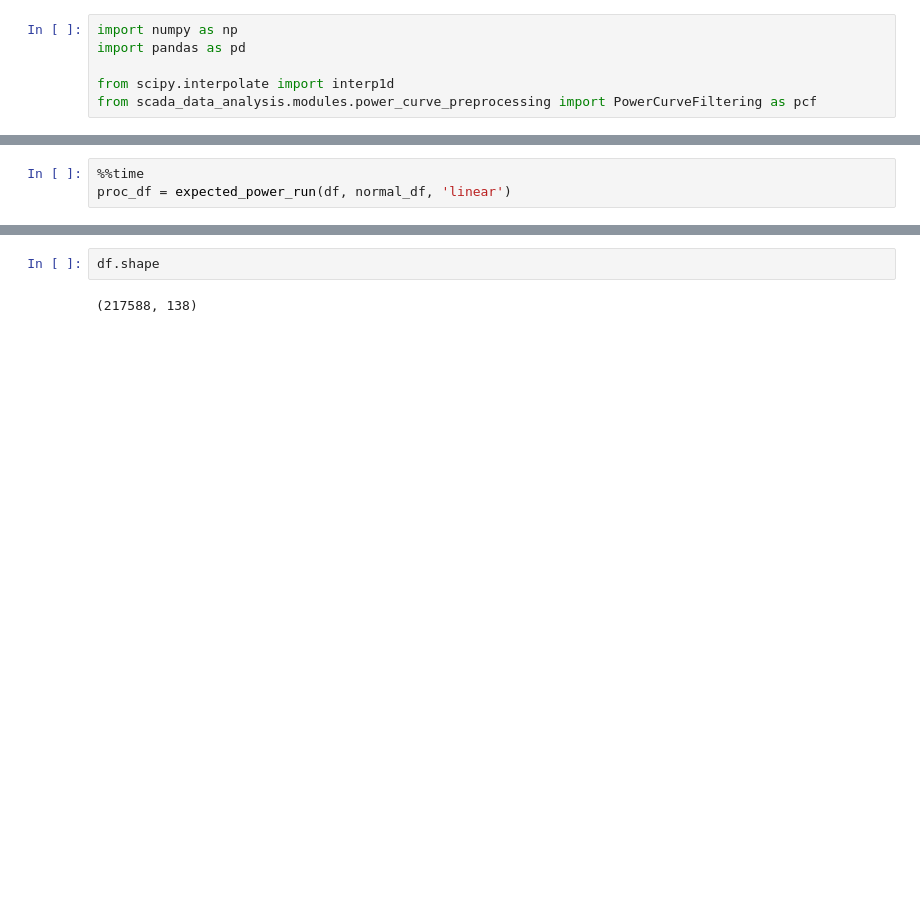
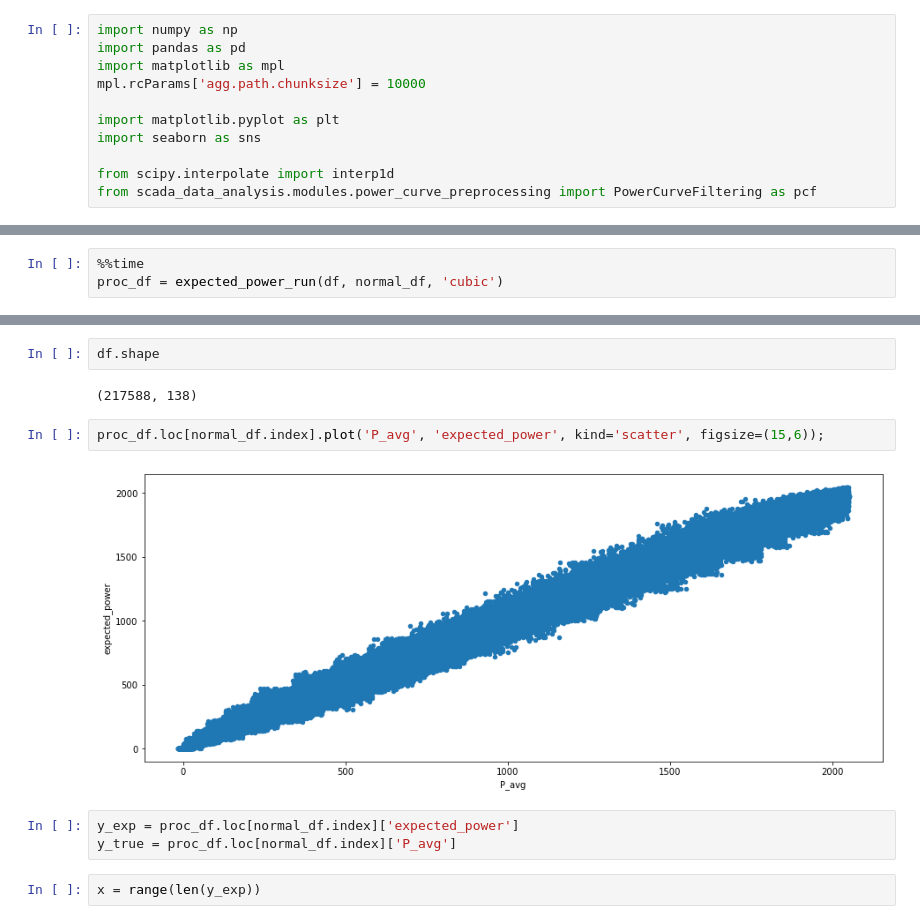
Before and after one commit to abbey2017/wind-energy-analytics, a Jupyter notebook: examples/expected_power_estimation/binning_method.ipynb, the cells around one changed output, grey strips where cells are left out. Cells and saved outputs as stored; diff of their text form; blank space fills up the shorter version.

```diff
--- a/examples/expected_power_estimation/binning_method.ipynb
+++ b/examples/expected_power_estimation/binning_method.ipynb
@@ -3,6 +3,11 @@
 # %%
 import numpy as np
 import pandas as pd
+import matplotlib as mpl
+mpl.rcParams['agg.path.chunksize'] = 10000
+
+import matplotlib.pyplot as plt
+import seaborn as sns
 
 from scipy.interpolate import interp1d
 from scada_data_analysis.modules.power_curve_preprocessing import PowerCurveFiltering as pcf
@@ -108,5 +113,5 @@ def expected_power_run(dff, normal_dff, method='linear'):
     return dff
 # %%
 %%time
-proc_df = expected_power_run(df, normal_df, 'linear')
+proc_df = expected_power_run(df, normal_df, 'cubic')
 # %% [output]
@@ -119,3 +124,12 @@ proc_df.shape
 df.shape
 # %% [output]
 (217588, 138)
+# %%
+proc_df.loc[normal_df.index].plot('P_avg', 'expected_power', kind='scatter', figsize=(15,6));
+# %% [output]
+[figure, added]
+# %%
+y_exp = proc_df.loc[normal_df.index]['expected_power']
+y_true = proc_df.loc[normal_df.index]['P_avg']
+# %%
+x = range(len(y_exp))
```
Also changed, not shown: parts of 6 cells of this notebook.
